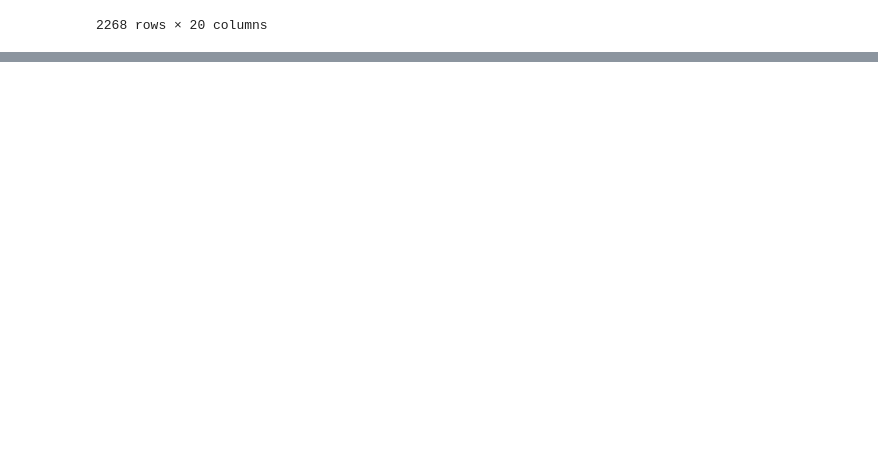
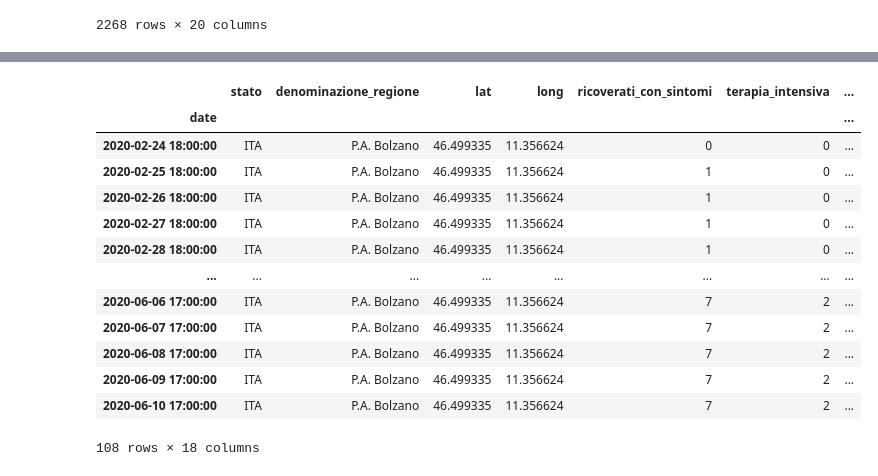
Before and after one commit to giuliafiorucci/covid_app, a Jupyter notebook: doc/notebooks/DataAnalysis_covid.ipynb, the cells around one changed output, grey strips where cells are left out. Drawn from its saved outputs; the diff is of its cells as text; code cells hidden in the pictures; blank space fills up the shorter version.

```diff
--- a/doc/notebooks/DataAnalysis_covid.ipynb
+++ b/doc/notebooks/DataAnalysis_covid.ipynb
@@ -21,0 +67,2 @@ data = pd.read_json(file_name)
+# %%
+Bolzano = df.xs(21,level="codice_regione")
@@ -21,0 +71,17 @@ data = pd.read_json(file_name)
+# %%
+Bolzano
+# %% [output]
+|  | stato | denominazione_regione | lat | long | ricoverati_con_sintomi | terapia_intensiva | ... |
+| date |  |  |  |  |  |  | ... |
+| 2020-02-24 18:00:00 | ITA | P.A. Bolzano | 46.499335 | 11.356624 | 0 | 0 | ... |
+| 2020-02-25 18:00:00 | ITA | P.A. Bolzano | 46.499335 | 11.356624 | 1 | 0 | ... |
+| 2020-02-26 18:00:00 | ITA | P.A. Bolzano | 46.499335 | 11.356624 | 1 | 0 | ... |
+| 2020-02-27 18:00:00 | ITA | P.A. Bolzano | 46.499335 | 11.356624 | 1 | 0 | ... |
+| 2020-02-28 18:00:00 | ITA | P.A. Bolzano | 46.499335 | 11.356624 | 1 | 0 | ... |
+| ... | ... | ... | ... | ... | ... | ... | ... |
+| 2020-06-06 17:00:00 | ITA | P.A. Bolzano | 46.499335 | 11.356624 | 7 | 2 | ... |
+| 2020-06-07 17:00:00 | ITA | P.A. Bolzano | 46.499335 | 11.356624 | 7 | 2 | ... |
+| 2020-06-08 17:00:00 | ITA | P.A. Bolzano | 46.499335 | 11.356624 | 7 | 2 | ... |
+| 2020-06-09 17:00:00 | ITA | P.A. Bolzano | 46.499335 | 11.356624 | 7 | 2 | ... |
+| 2020-06-10 17:00:00 | ITA | P.A. Bolzano | 46.499335 | 11.356624 | 7 | 2 | ... |
+108 rows × 18 columns
```
Also changed, not shown: parts of 22 cells of this notebook, 3 other files.
